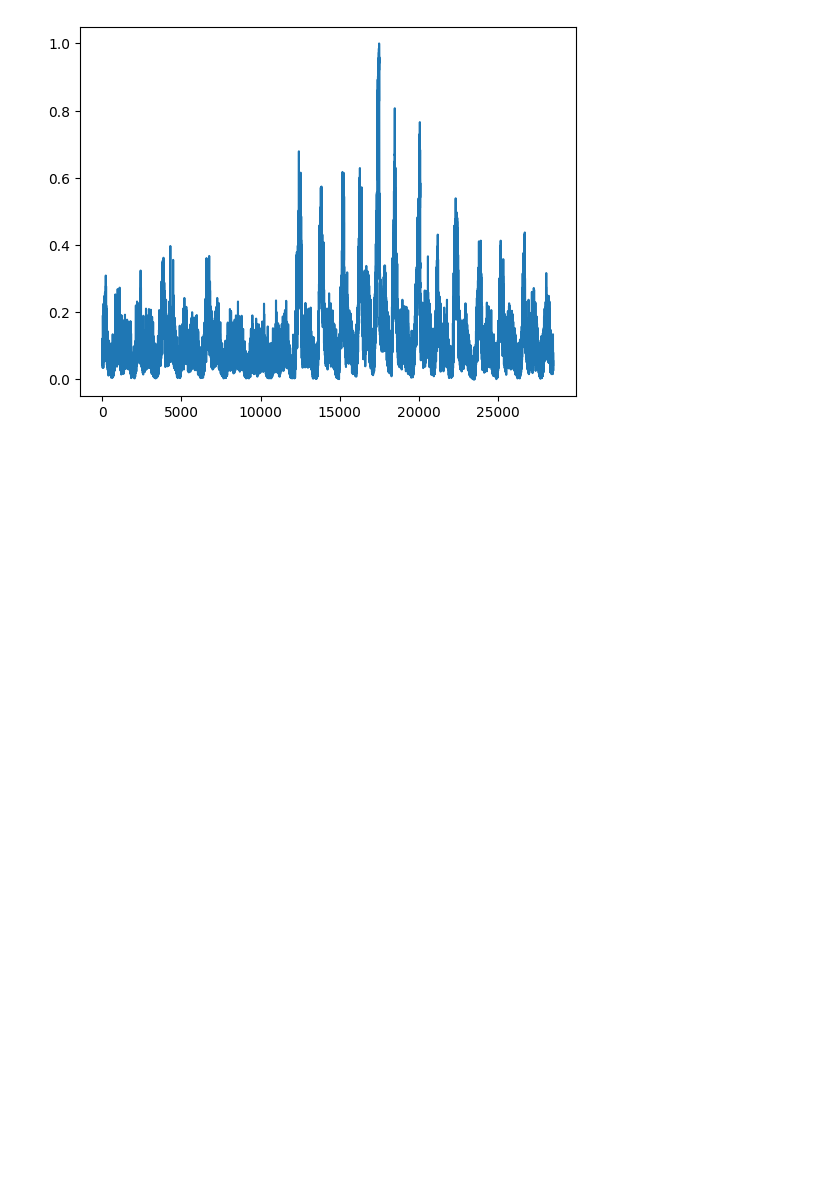
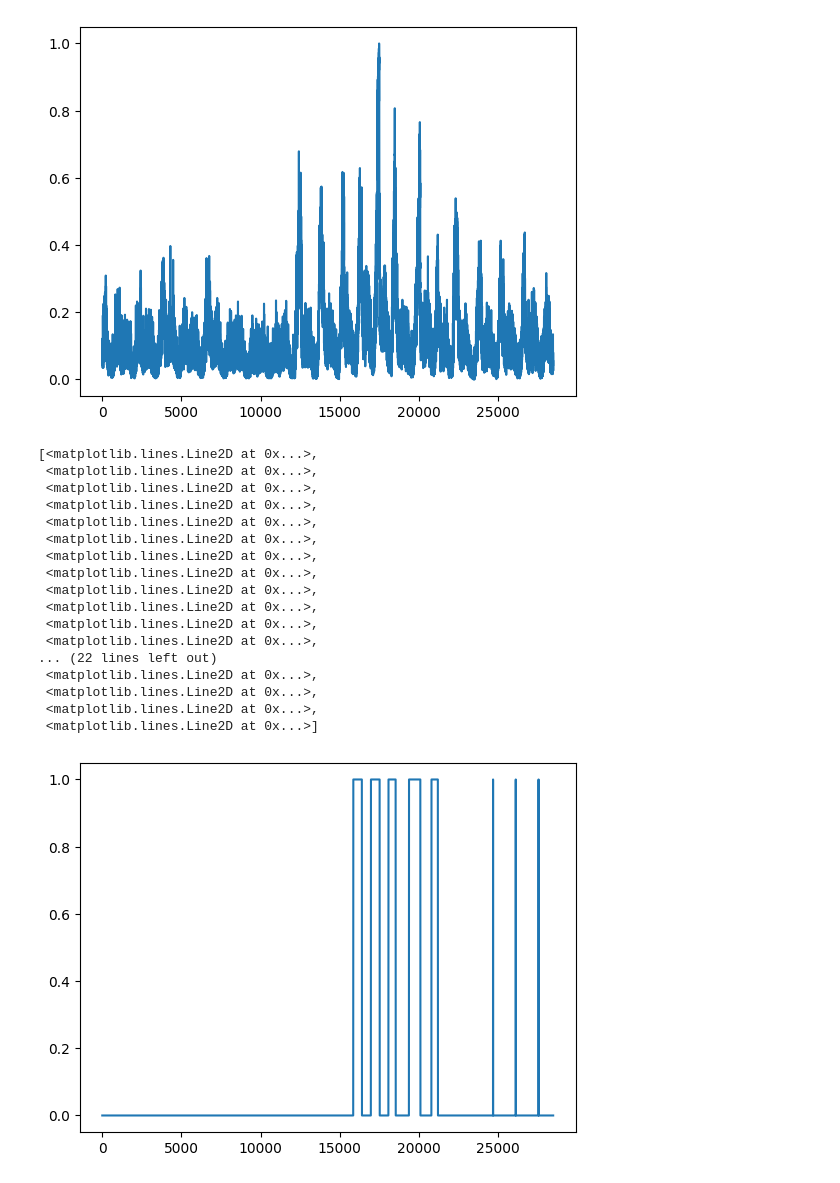
Before and after one commit to joshuapalicka/network-anomaly-detection, a Jupyter notebook: eda.ipynb, the cells around one changed output. Cells and saved outputs as stored; diff of their text form; code cells hidden in the pictures; blank space fills up the shorter version.

```diff
--- a/eda.ipynb
+++ b/eda.ipynb
@@ -8,3 +10,6 @@ a1 = "machine-1-1.txt"
 
 df_columns = list(range(38))
 df = pd.read_csv(data_loc + a1, names=df_columns)
+
+df_labels_columns = [0]
+df_labels = pd.read_csv("ServerMachineDataset/test_label/machine-1-1.txt", names=df_columns)
@@ -31,3 +52,24 @@ plt.plot(df[1])
 # %% [output]
 [<matplotlib.lines.Line2D at 0x...>]
 [figure]
+# %%
+plt.plot(df_labels)
+# %% [output]
+[<matplotlib.lines.Line2D at 0x...>,
+ <matplotlib.lines.Line2D at 0x...>,
+ <matplotlib.lines.Line2D at 0x...>,
+ <matplotlib.lines.Line2D at 0x...>,
+ <matplotlib.lines.Line2D at 0x...>,
+ <matplotlib.lines.Line2D at 0x...>,
+ <matplotlib.lines.Line2D at 0x...>,
+ <matplotlib.lines.Line2D at 0x...>,
+ <matplotlib.lines.Line2D at 0x...>,
+ <matplotlib.lines.Line2D at 0x...>,
+ <matplotlib.lines.Line2D at 0x...>,
+ <matplotlib.lines.Line2D at 0x...>,
+... (22 lines left out)
+ <matplotlib.lines.Line2D at 0x...>,
+ <matplotlib.lines.Line2D at 0x...>,
+ <matplotlib.lines.Line2D at 0x...>,
+ <matplotlib.lines.Line2D at 0x...>]
+[figure, added]
```
Also changed, not shown: parts of 6 cells of this notebook.
